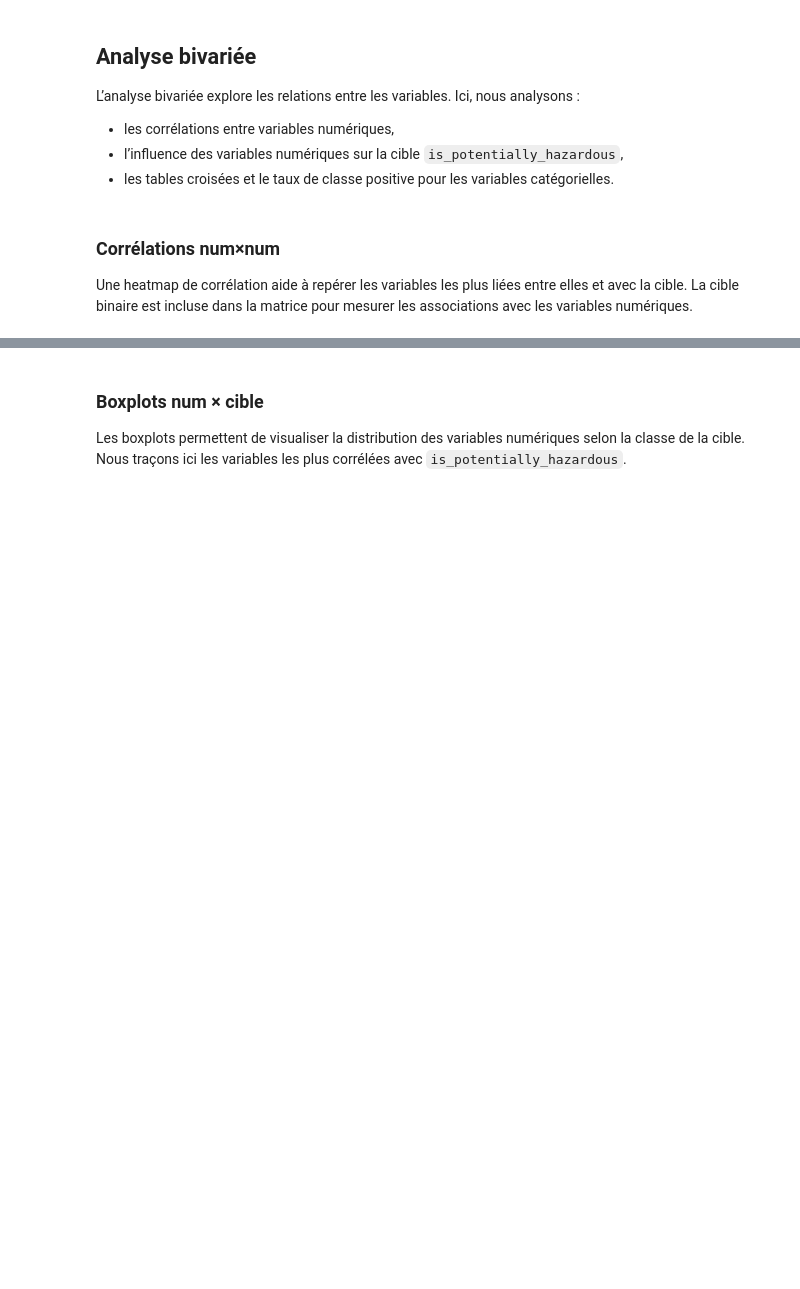
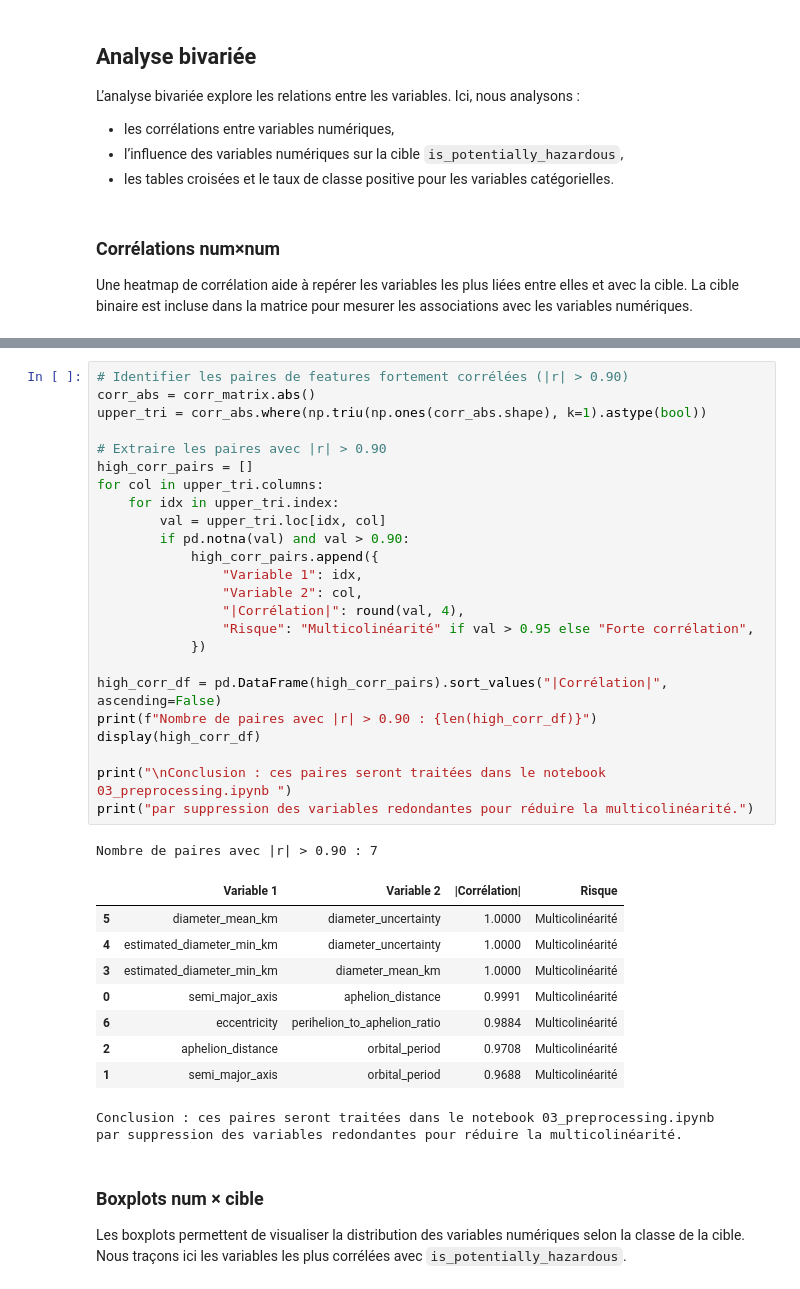
Before and after one commit to zakariyaee/Projet_ML, a Jupyter notebook: notebooks/02_eda.ipynb, the cells around one changed output, grey strips where cells are left out. Cells and saved outputs as stored; diff of their text form; blank space fills up the shorter version.

```diff
--- a/notebooks/02_eda.ipynb
+++ b/notebooks/02_eda.ipynb
@@ -572,3 +576,39 @@ print("\n✅ Analyse de corrélation terminée avec succès !")
+# %%
+# Identifier les paires de features fortement corrélées (|r| > 0.90)
+corr_abs = corr_matrix.abs()
+upper_tri = corr_abs.where(np.triu(np.ones(corr_abs.shape), k=1).astype(bool))
+
+# Extraire les paires avec |r| > 0.90
+high_corr_pairs = []
+for col in upper_tri.columns:
+    for idx in upper_tri.index:
+        val = upper_tri.loc[idx, col]
+        if pd.notna(val) and val > 0.90:
+            high_corr_pairs.append({
+                "Variable 1": idx,
+                "Variable 2": col,
+                "|Corrélation|": round(val, 4),
+                "Risque": "Multicolinéarité" if val > 0.95 else "Forte corrélation",
+            })
+
+high_corr_df = pd.DataFrame(high_corr_pairs).sort_values("|Corrélation|", ascending=False)
+print(f"Nombre de paires avec |r| > 0.90 : {len(high_corr_df)}")
+display(high_corr_df)
+
+print("\nConclusion : ces paires seront traitées dans le notebook 03_preprocessing.ipynb ")
+print("par suppression des variables redondantes pour réduire la multicolinéarité.")
+# %% [output]
+Nombre de paires avec |r| > 0.90 : 7
+|  | Variable 1 | Variable 2 | |Corrélation| | Risque |
+| 5 | diameter_mean_km | diameter_uncertainty | 1.0000 | Multicolinéarité |
+| 4 | estimated_diameter_min_km | diameter_uncertainty | 1.0000 | Multicolinéarité |
+| 3 | estimated_diameter_min_km | diameter_mean_km | 1.0000 | Multicolinéarité |
+| 0 | semi_major_axis | aphelion_distance | 0.9991 | Multicolinéarité |
+| 6 | eccentricity | perihelion_to_aphelion_ratio | 0.9884 | Multicolinéarité |
+| 2 | aphelion_distance | orbital_period | 0.9708 | Multicolinéarité |
+| 1 | semi_major_axis | orbital_period | 0.9688 | Multicolinéarité |
+Conclusion : ces paires seront traitées dans le notebook 03_preprocessing.ipynb
+par suppression des variables redondantes pour réduire la multicolinéarité.
 # %% [markdown]
 ### Boxplots num × cible
 
```
Also changed, not shown: parts of 4 cells of this notebook, 6 other files.
